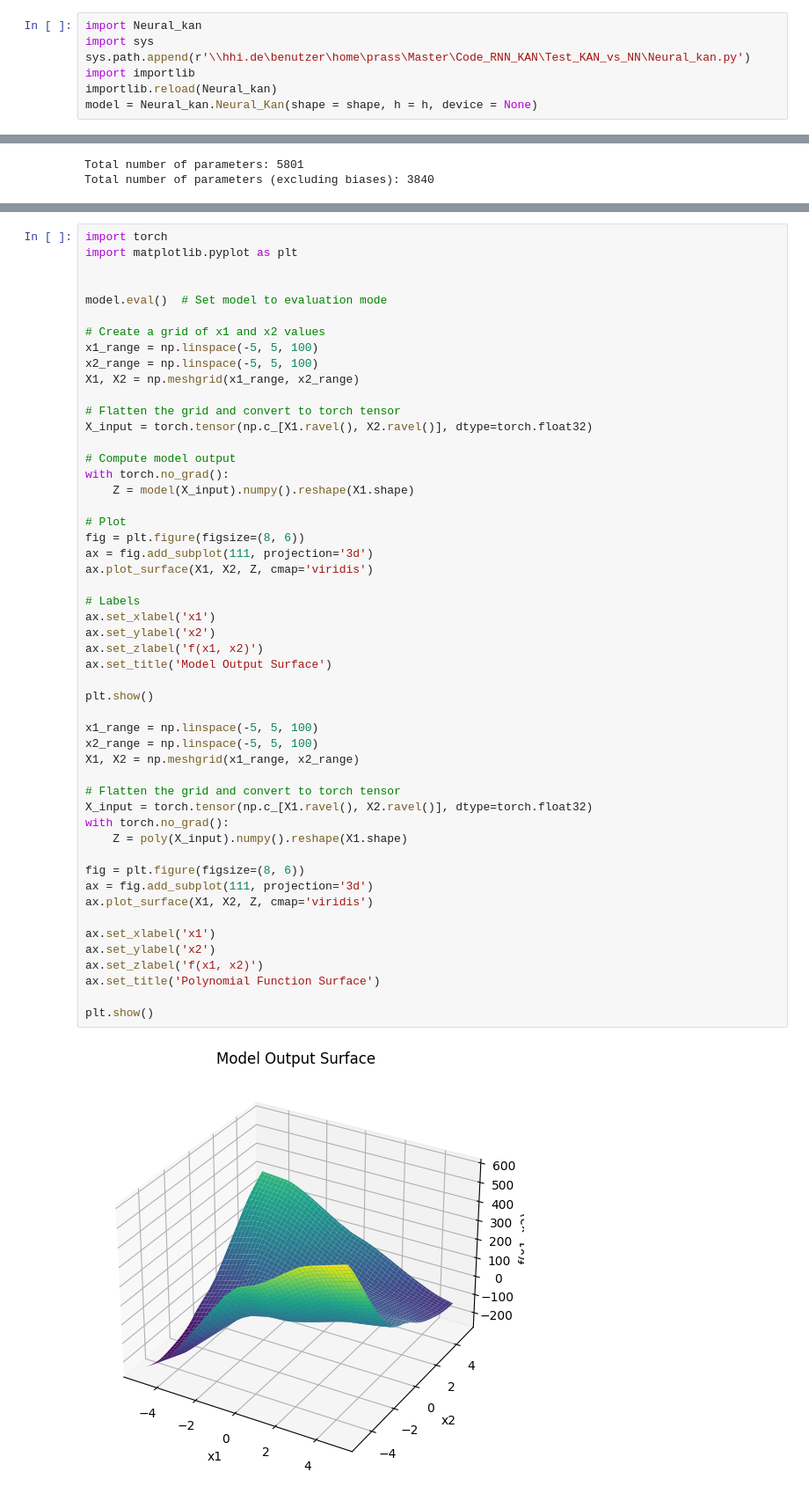
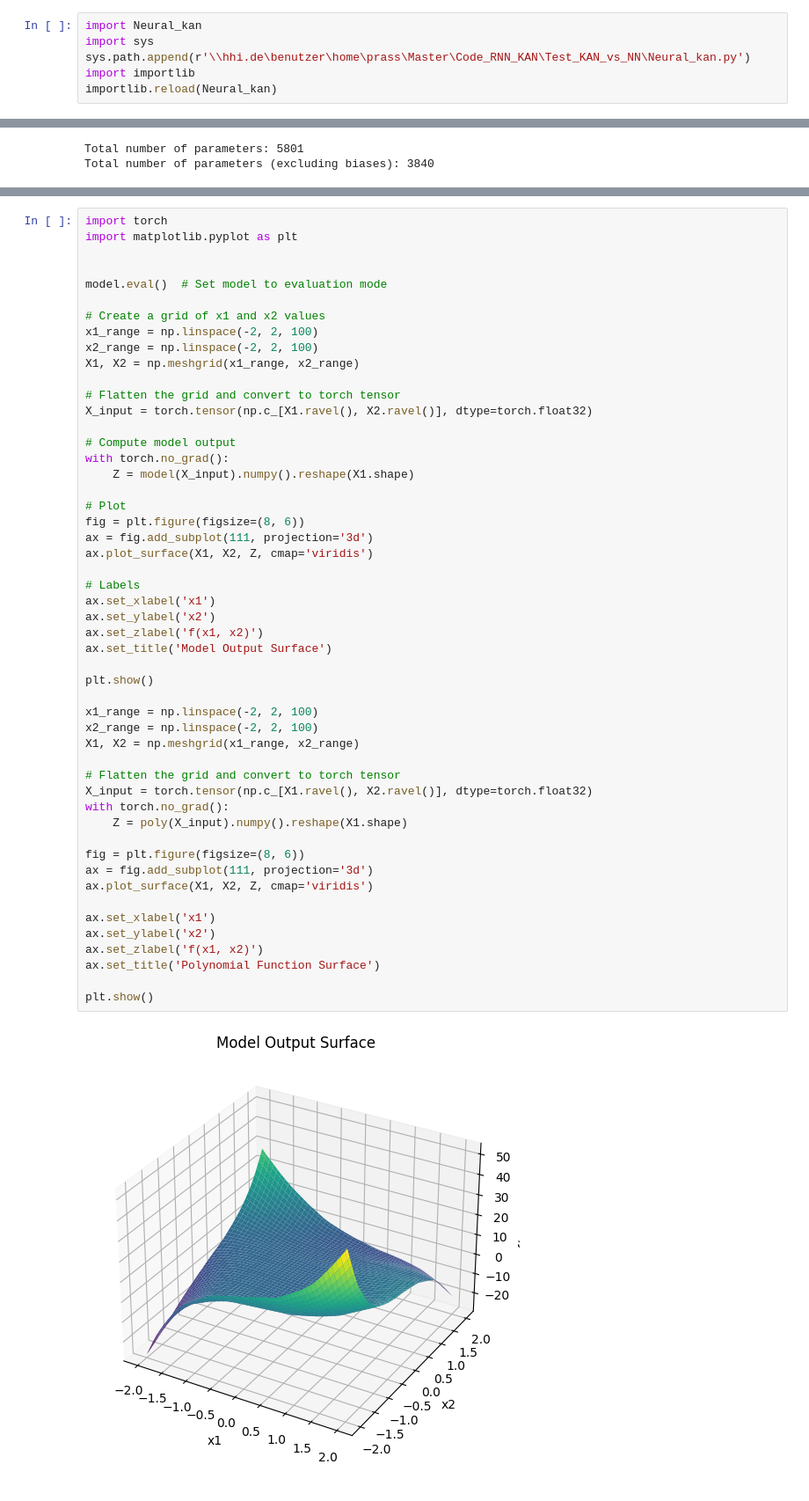
Before and after one commit to Justus-ui/Kan_vs_NN, a Jupyter notebook: train_kan.ipynb, the cells around one changed output, grey strips where cells are left out. Shown at 88% size. Cells and saved outputs as stored; diff of their text form.

```diff
--- a/train_kan.ipynb
+++ b/train_kan.ipynb
@@ -30,7 +30,6 @@ import sys
 sys.path.append(r'\\hhi.de\benutzer\home\prass\Master\Code_RNN_KAN\Test_KAN_vs_NN\Neural_kan.py')
 import importlib
 importlib.reload(Neural_kan)
-model = Neural_kan.Neural_Kan(shape = shape, h = h, device = None)
 # %%
 import torch
 import itertools
@@ -125,8 +198,8 @@ import matplotlib.pyplot as plt
 model.eval()  # Set model to evaluation mode
 
 # Create a grid of x1 and x2 values
-x1_range = np.linspace(-5, 5, 100)
-x2_range = np.linspace(-5, 5, 100)
+x1_range = np.linspace(-2, 2, 100)
+x2_range = np.linspace(-2, 2, 100)
 X1, X2 = np.meshgrid(x1_range, x2_range)
 
 # Flatten the grid and convert to torch tensor
@@ -140,33 +213,33 @@ with torch.no_grad():
 fig = plt.figure(figsize=(8, 6))
 ax = fig.add_subplot(111, projection='3d')
 ax.plot_surface(X1, X2, Z, cmap='viridis')
 
 # Labels
 ax.set_xlabel('x1')
 ax.set_ylabel('x2')
 ax.set_zlabel('f(x1, x2)')
 ax.set_title('Model Output Surface')
 
 plt.show()
 
-x1_range = np.linspace(-5, 5, 100)
-x2_range = np.linspace(-5, 5, 100)
+x1_range = np.linspace(-2, 2, 100)
+x2_range = np.linspace(-2, 2, 100)
 X1, X2 = np.meshgrid(x1_range, x2_range)
 
 # Flatten the grid and convert to torch tensor
 X_input = torch.tensor(np.c_[X1.ravel(), X2.ravel()], dtype=torch.float32)
 with torch.no_grad():
     Z = poly(X_input).numpy().reshape(X1.shape)
 
 fig = plt.figure(figsize=(8, 6))
 ax = fig.add_subplot(111, projection='3d')
 ax.plot_surface(X1, X2, Z, cmap='viridis')
 
 ax.set_xlabel('x1')
 ax.set_ylabel('x2')
 ax.set_zlabel('f(x1, x2)')
 ax.set_title('Polynomial Function Surface')
 
 plt.show()
 # %% [output]
-[figure, old version]
+[figure, new version]
```
Also changed, not shown: parts of 5 cells of this notebook, 1 other file.
